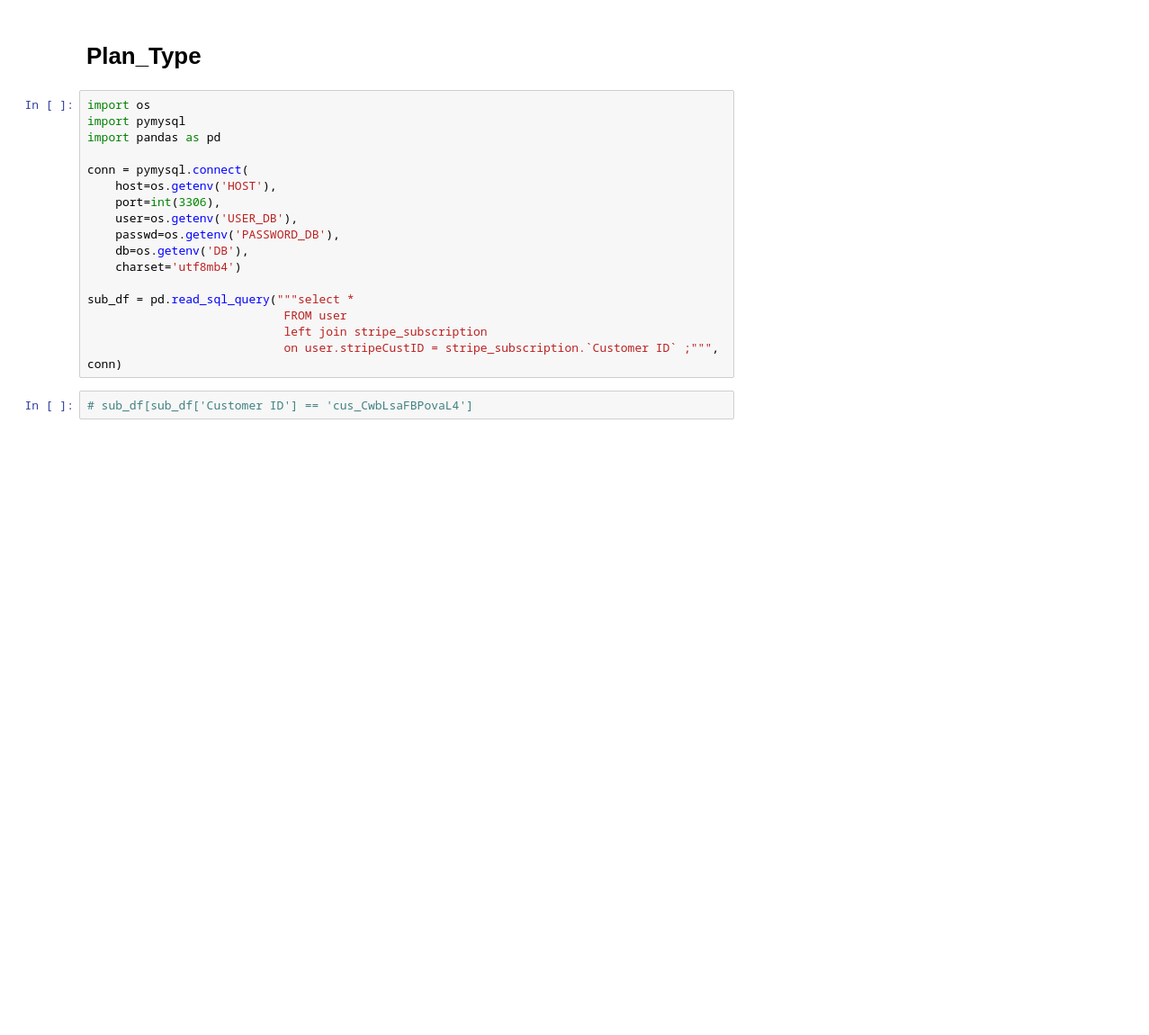
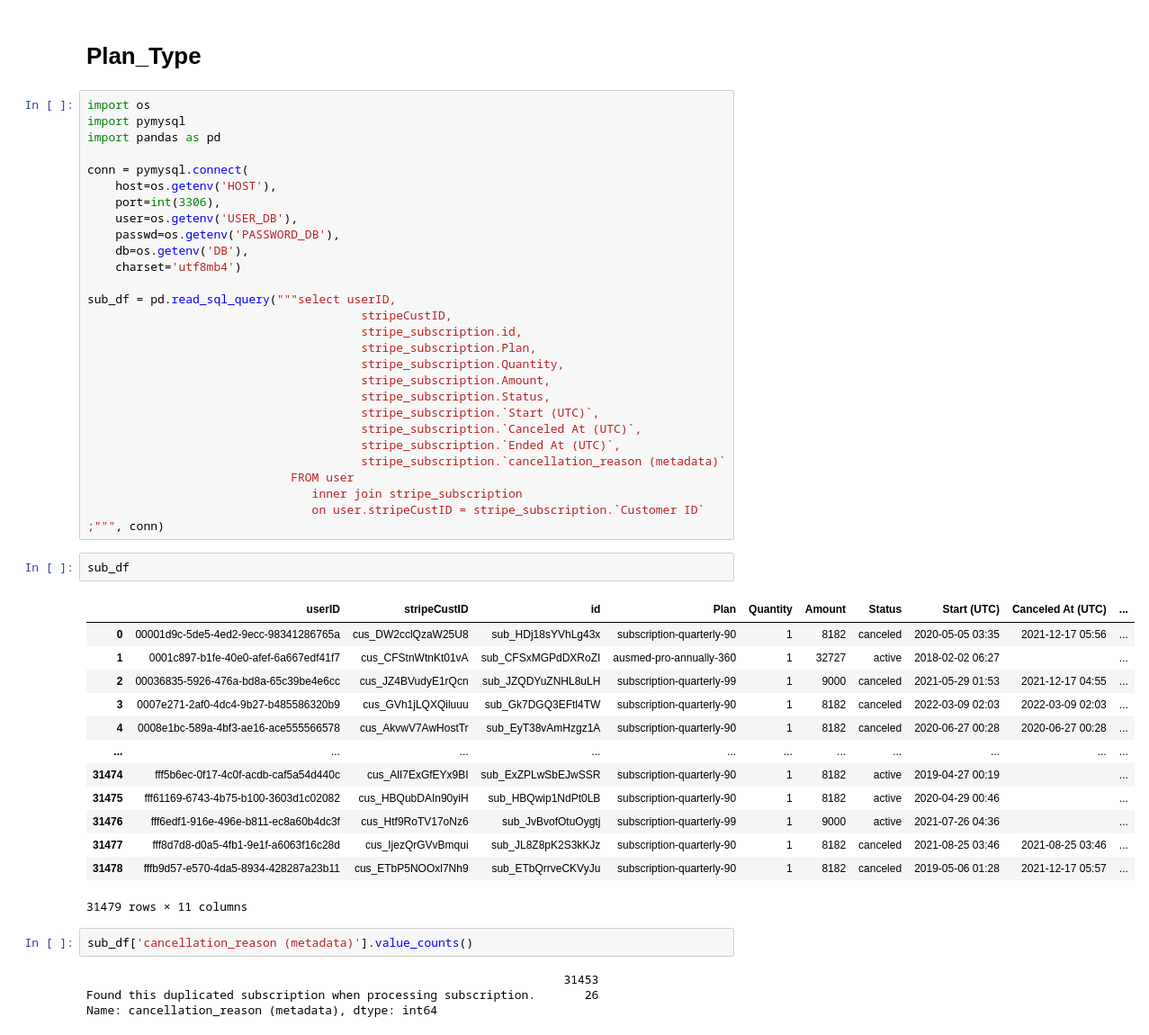
Before and after one commit to BenQuartermaine/customerclustering, a Jupyter notebook: notebooks/Subscription_data.ipynb, the cells around one changed output. Shown at 90% size. Saved outputs shown, nothing was run; the diff lists cells and outputs as text; blank space fills up the shorter version.

Commit message:
subscription notebook file updated

```diff
--- a/notebooks/Subscription_data.ipynb
+++ b/notebooks/Subscription_data.ipynb
@@ -282,12 +284,42 @@ conn = pymysql.connect(
     db=os.getenv('DB'),
     charset='utf8mb4')
 
-sub_df = pd.read_sql_query("""select *
-                            FROM user
-                            left join stripe_subscription
-                            on user.stripeCustID = stripe_subscription.`Customer ID` ;""", conn)
+sub_df = pd.read_sql_query("""select userID,
+                                       stripeCustID,
+                                       stripe_subscription.id,
+                                       stripe_subscription.Plan,
+                                       stripe_subscription.Quantity,
+                                       stripe_subscription.Amount,
+                                       stripe_subscription.Status,
+                                       stripe_subscription.`Start (UTC)`,
+                                       stripe_subscription.`Canceled At (UTC)`,
+                                       stripe_subscription.`Ended At (UTC)`,
+                                       stripe_subscription.`cancellation_reason (metadata)`
+                             FROM user
+                                inner join stripe_subscription
+                                on user.stripeCustID = stripe_subscription.`Customer ID` ;""", conn)
+# %%
+sub_df
+# %% [output]
+|  | userID | stripeCustID | id | Plan | Quantity | Amount | Status | Start (UTC) | Canceled At (UTC) | ... |
+| 0 | 00001d9c-5de5-4ed2-9ecc-98341286765a | cus_DW2cclQzaW25U8 | sub_HDj18sYVhLg43x | subscription-quarterly-90 | 1 | 8182 | canceled | 2020-05-05 03:35 | 2021-12-17 05:56 | ... |
+| 1 | 0001c897-b1fe-40e0-afef-6a667edf41f7 | cus_CFStnWtnKt01vA | sub_CFSxMGPdDXRoZI | ausmed-pro-annually-360 | 1 | 32727 | active | 2018-02-02 06:27 |  | ... |
+| 2 | 00036835-5926-476a-bd8a-65c39be4e6cc | cus_JZ4BVudyE1rQcn | sub_JZQDYuZNHL8uLH | subscription-quarterly-99 | 1 | 9000 | canceled | 2021-05-29 01:53 | 2021-12-17 04:55 | ... |
+| 3 | 0007e271-2af0-4dc4-9b27-b485586320b9 | cus_GVh1jLQXQiluuu | sub_Gk7DGQ3EFtl4TW | subscription-quarterly-90 | 1 | 8182 | canceled | 2022-03-09 02:03 | 2022-03-09 02:03 | ... |
+| 4 | 0008e1bc-589a-4bf3-ae16-ace555566578 | cus_AkvwV7AwHostTr | sub_EyT38vAmHzgz1A | subscription-quarterly-90 | 1 | 8182 | canceled | 2020-06-27 00:28 | 2020-06-27 00:28 | ... |
+| ... | ... | ... | ... | ... | ... | ... | ... | ... | ... | ... |
+| 31474 | fff5b6ec-0f17-4c0f-acdb-caf5a54d440c | cus_AlI7ExGfEYx9BI | sub_ExZPLwSbEJwSSR | subscription-quarterly-90 | 1 | 8182 | active | 2019-04-27 00:19 |  | ... |
+| 31475 | fff61169-6743-4b75-b100-3603d1c02082 | cus_HBQubDAIn90yiH | sub_HBQwip1NdPt0LB | subscription-quarterly-90 | 1 | 8182 | active | 2020-04-29 00:46 |  | ... |
+| 31476 | fff6edf1-916e-496e-b811-ec8a60b4dc3f | cus_Htf9RoTV17oNz6 | sub_JvBvofOtuOygtj | subscription-quarterly-99 | 1 | 9000 | active | 2021-07-26 04:36 |  | ... |
+| 31477 | fff8d7d8-d0a5-4fb1-9e1f-a6063f16c28d | cus_IjezQrGVvBmqui | sub_JL8Z8pK2S3kKJz | subscription-quarterly-90 | 1 | 8182 | canceled | 2021-08-25 03:46 | 2021-08-25 03:46 | ... |
+| 31478 | fffb9d57-e570-4da5-8934-428287a23b11 | cus_ETbP5NOOxl7Nh9 | sub_ETbQrrveCKVyJu | subscription-quarterly-90 | 1 | 8182 | canceled | 2019-05-06 01:28 | 2021-12-17 05:57 | ... |
+31479 rows × 11 columns
 # %%
-# sub_df[sub_df['Customer ID'] == 'cus_CwbLsaFBPovaL4']
+sub_df['cancellation_reason (metadata)'].value_counts()
+# %% [output]
+                                                                    31453
+Found this duplicated subscription when processing subscription.       26
+Name: cancellation_reason (metadata), dtype: int64
 # %%
 #doubt: there are  over 307k users, 212k cust_sub account per user table;
 #there are only 31k unique cust_ID in the stripesubsrciption table;
```
Also changed, not shown: parts of 6 cells of this notebook.
